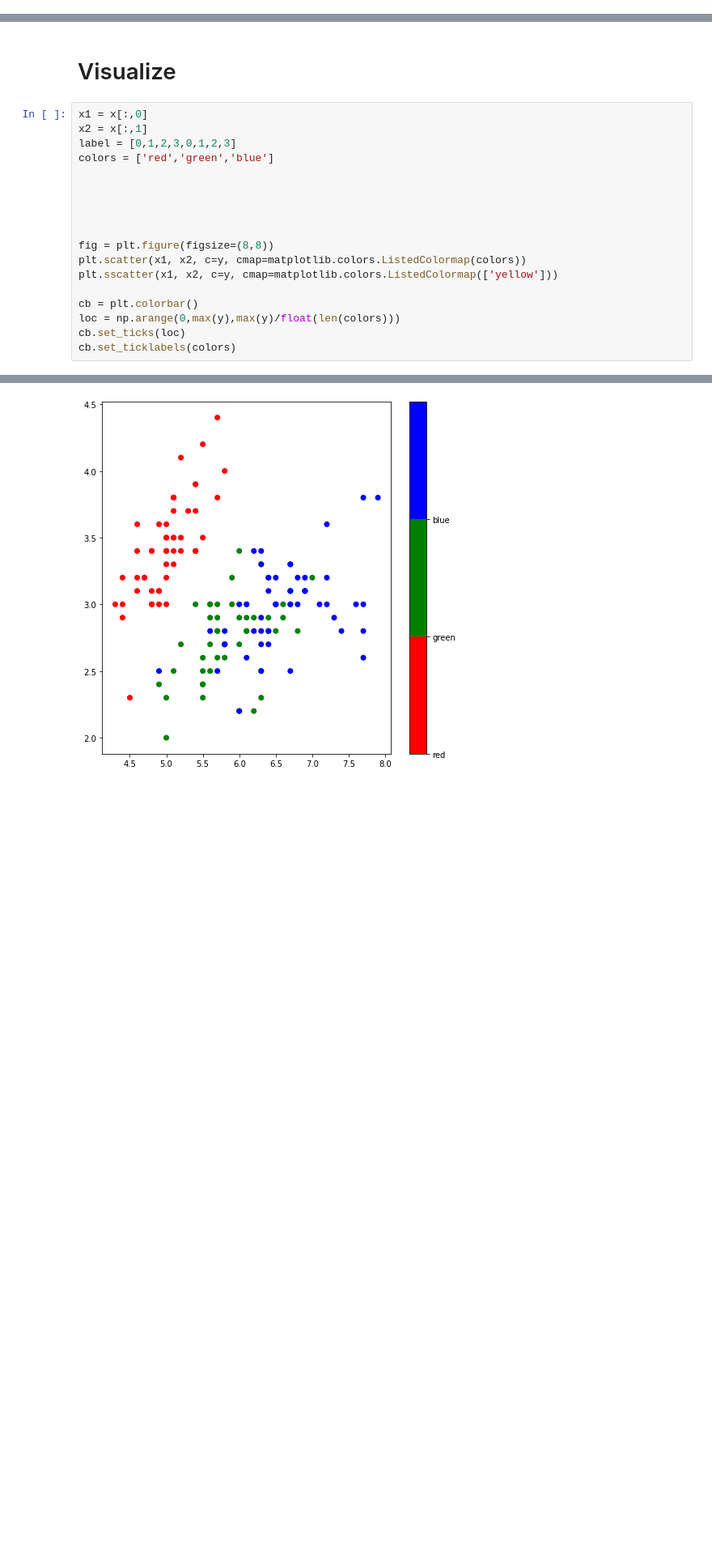
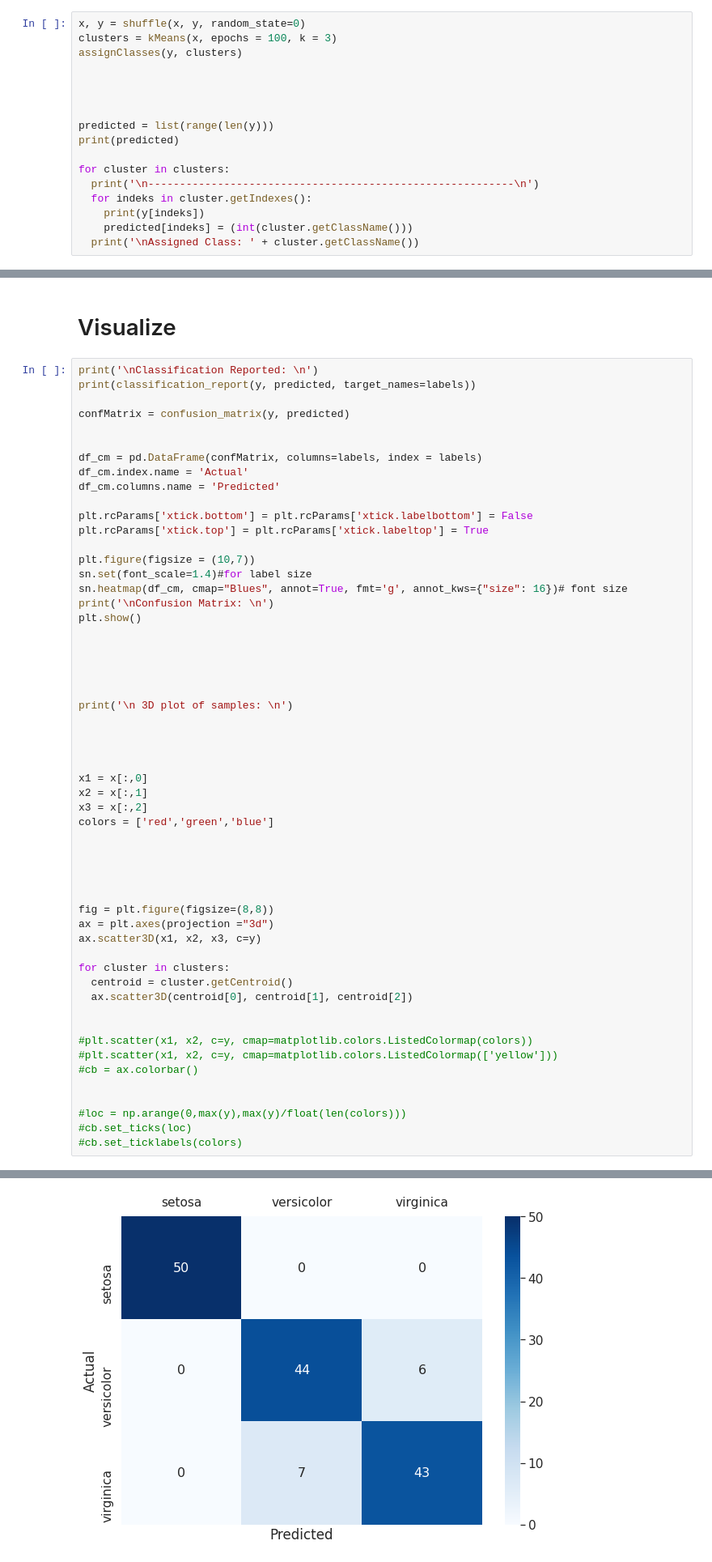
Before and after one commit to ilkert08/k-means-from-scratch, a Jupyter notebook: K_Means_From_Scratch.ipynb, the cells around one changed output, grey strips where cells are left out. Shown at 81% size. Saved outputs shown, nothing was run; the diff lists cells and outputs as text; blank space fills up the shorter version.

```diff
--- a/K_Means_From_Scratch.ipynb
+++ b/K_Means_From_Scratch.ipynb
@@ -130,0 +161,17 @@ Epoch 10:
+# %%
+x, y = shuffle(x, y, random_state=0)
+clusters = kMeans(x, epochs = 100, k = 3)
+assignClasses(y, clusters)
+
+
+
+
+predicted = list(range(len(y)))
+print(predicted)
+
+for cluster in clusters:
+  print('\n----------------------------------------------------------\n')
+  for indeks in cluster.getIndexes():
+    print(y[indeks])
+    predicted[indeks] = (int(cluster.getClassName()))
+  print('\nAssigned Class: ' + cluster.getClassName())
@@ -131,9 +196,37 @@ Epoch 10:
 # %% [markdown]
 # Visualize
 # %%
+print('\nClassification Reported: \n')
+print(classification_report(y, predicted, target_names=labels))
+
+confMatrix = confusion_matrix(y, predicted)
+
+
+df_cm = pd.DataFrame(confMatrix, columns=labels, index = labels)
+df_cm.index.name = 'Actual'
+df_cm.columns.name = 'Predicted'
+
+plt.rcParams['xtick.bottom'] = plt.rcParams['xtick.labelbottom'] = False
+plt.rcParams['xtick.top'] = plt.rcParams['xtick.labeltop'] = True
+
+plt.figure(figsize = (10,7))
+sn.set(font_scale=1.4)#for label size
+sn.heatmap(df_cm, cmap="Blues", annot=True, fmt='g', annot_kws={"size": 16})# font size
+print('\nConfusion Matrix: \n')
+plt.show()
+
+
+
+
+
+print('\n 3D plot of samples: \n')
+
+
+
+
 x1 = x[:,0]
 x2 = x[:,1]
-label = [0,1,2,3,0,1,2,3]
+x3 = x[:,2]
 colors = ['red','green','blue']
 
 
@@ -141,11 +234,20 @@ colors = ['red','green','blue']
 
 
 fig = plt.figure(figsize=(8,8))
-plt.scatter(x1, x2, c=y, cmap=matplotlib.colors.ListedColormap(colors))
-plt.sscatter(x1, x2, c=y, cmap=matplotlib.colors.ListedColormap(['yellow']))
+ax = plt.axes(projection ="3d")
+ax.scatter3D(x1, x2, x3, c=y)
 
-cb = plt.colorbar()
-loc = np.arange(0,max(y),max(y)/float(len(colors)))
-cb.set_ticks(loc)
-cb.set_ticklabels(colors)
+for cluster in clusters:
+  centroid = cluster.getCentroid()
+  ax.scatter3D(centroid[0], centroid[1], centroid[2])
+
+
+#plt.scatter(x1, x2, c=y, cmap=matplotlib.colors.ListedColormap(colors))
+#plt.scatter(x1, x2, c=y, cmap=matplotlib.colors.ListedColormap(['yellow']))
+#cb = ax.colorbar()
+
+
+#loc = np.arange(0,max(y),max(y)/float(len(colors)))
+#cb.set_ticks(loc)
+#cb.set_ticklabels(colors)
 # %% [output]
@@ -152 +268 @@ cb.set_ticklabels(colors)
-[figure, old version]
+[figure, new version]
```
Also changed, not shown: parts of 7 cells of this notebook.
